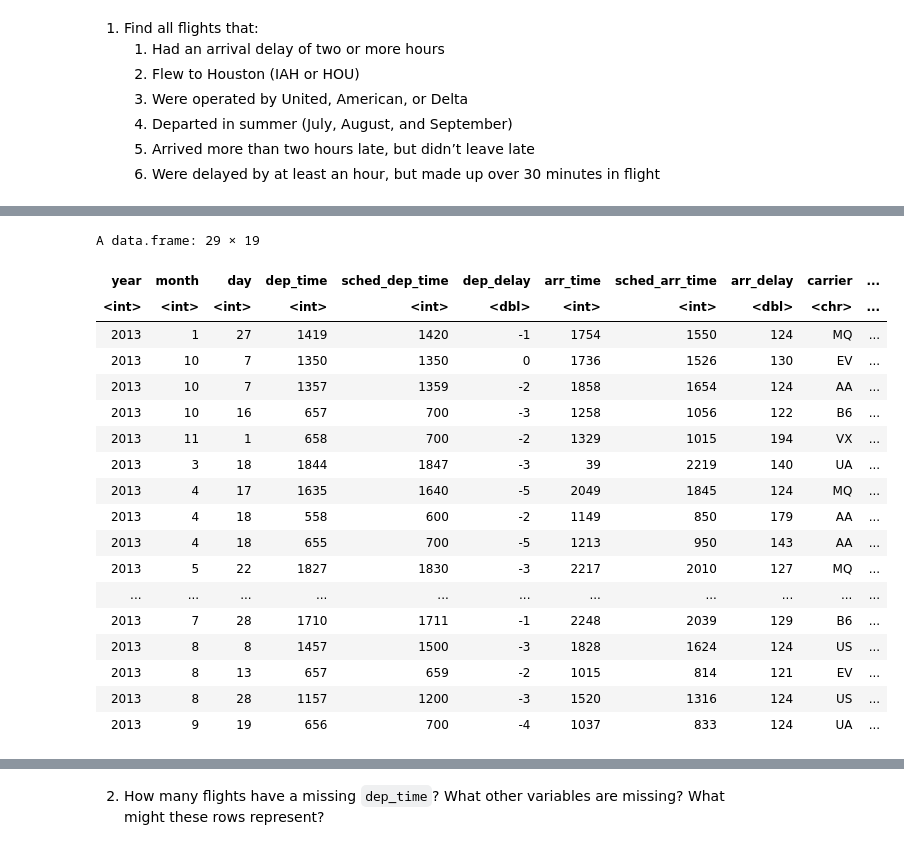
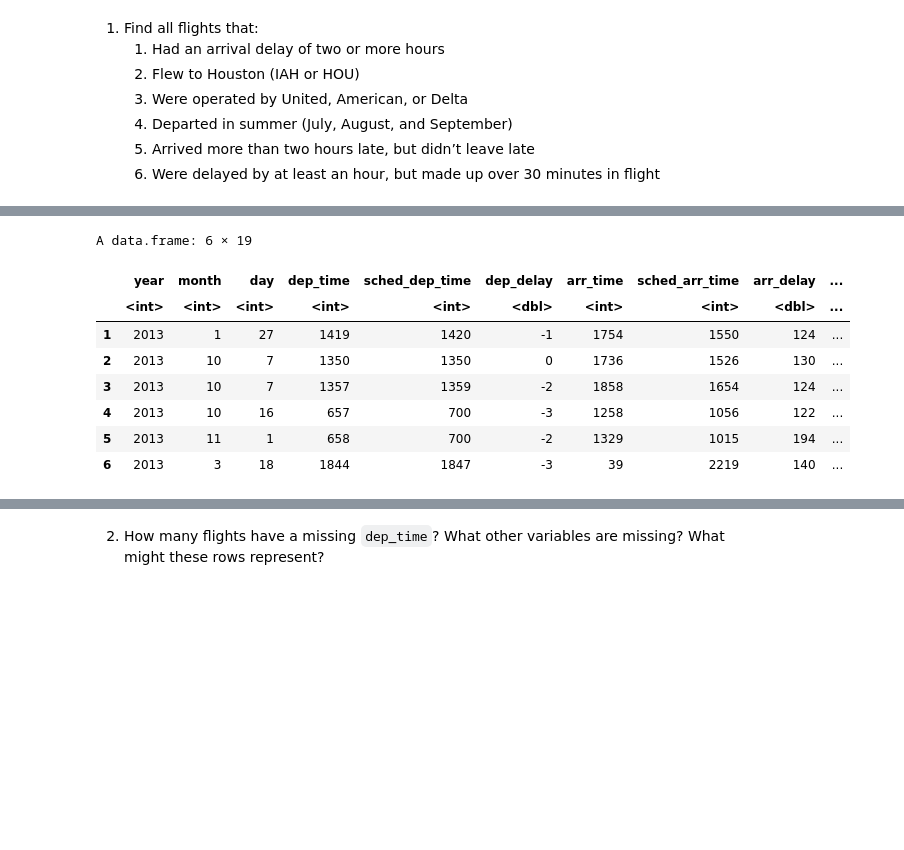
Before and after one commit to MathiasSchindlerCPH/BSE-T2-Data-Visualization-repo, a Jupyter notebook: PSET1/MSCH_PSET1_data-viz.ipynb, the cells around one changed output, grey strips where cells are left out. Saved outputs shown, nothing was run; the diff lists cells and outputs as text; code cells hidden in the pictures; blank space fills up the shorter version.

```diff
--- a/PSET1/MSCH_PSET1_data-viz.ipynb
+++ b/PSET1/MSCH_PSET1_data-viz.ipynb
@@ -188,25 +140,15 @@ A data.frame: 86326 × 19
 # %%
 # E. Arrived more than two hours late, but didn’t leave late
-filter(df, dep_delay <= 0 & arr_delay >= 120)
+head(filter(df, dep_delay <= 0 & arr_delay >= 120))
 # %% [output]
-A data.frame: 29 × 19
+A data.frame: 6 × 19
-| year | month | day | dep_time | sched_dep_time | dep_delay | arr_time | sched_arr_time | arr_delay | carrier | ... |
-| <int> | <int> | <int> | <int> | <int> | <dbl> | <int> | <int> | <dbl> | <chr> | ... |
-| 2013 | 1 | 27 | 1419 | 1420 | -1 | 1754 | 1550 | 124 | MQ | ... |
-| 2013 | 10 | 7 | 1350 | 1350 | 0 | 1736 | 1526 | 130 | EV | ... |
-| 2013 | 10 | 7 | 1357 | 1359 | -2 | 1858 | 1654 | 124 | AA | ... |
-| 2013 | 10 | 16 | 657 | 700 | -3 | 1258 | 1056 | 122 | B6 | ... |
-| 2013 | 11 | 1 | 658 | 700 | -2 | 1329 | 1015 | 194 | VX | ... |
-| 2013 | 3 | 18 | 1844 | 1847 | -3 | 39 | 2219 | 140 | UA | ... |
-| 2013 | 4 | 17 | 1635 | 1640 | -5 | 2049 | 1845 | 124 | MQ | ... |
-| 2013 | 4 | 18 | 558 | 600 | -2 | 1149 | 850 | 179 | AA | ... |
-| 2013 | 4 | 18 | 655 | 700 | -5 | 1213 | 950 | 143 | AA | ... |
-| 2013 | 5 | 22 | 1827 | 1830 | -3 | 2217 | 2010 | 127 | MQ | ... |
-| ... | ... | ... | ... | ... | ... | ... | ... | ... | ... | ... |
-| 2013 | 7 | 28 | 1710 | 1711 | -1 | 2248 | 2039 | 129 | B6 | ... |
-| 2013 | 8 | 8 | 1457 | 1500 | -3 | 1828 | 1624 | 124 | US | ... |
-| 2013 | 8 | 13 | 657 | 659 | -2 | 1015 | 814 | 121 | EV | ... |
-| 2013 | 8 | 28 | 1157 | 1200 | -3 | 1520 | 1316 | 124 | US | ... |
-| 2013 | 9 | 19 | 656 | 700 | -4 | 1037 | 833 | 124 | UA | ... |
+|  | year | month | day | dep_time | sched_dep_time | dep_delay | arr_time | sched_arr_time | arr_delay | ... |
+|  | <int> | <int> | <int> | <int> | <int> | <dbl> | <int> | <int> | <dbl> | ... |
+| 1 | 2013 | 1 | 27 | 1419 | 1420 | -1 | 1754 | 1550 | 124 | ... |
+| 2 | 2013 | 10 | 7 | 1350 | 1350 | 0 | 1736 | 1526 | 130 | ... |
+| 3 | 2013 | 10 | 7 | 1357 | 1359 | -2 | 1858 | 1654 | 124 | ... |
+| 4 | 2013 | 10 | 16 | 657 | 700 | -3 | 1258 | 1056 | 122 | ... |
+| 5 | 2013 | 11 | 1 | 658 | 700 | -2 | 1329 | 1015 | 194 | ... |
+| 6 | 2013 | 3 | 18 | 1844 | 1847 | -3 | 39 | 2219 | 140 | ... |
 # %%
 # F. Were delayed by at least an hour, but made up over 30 minutes in flight
```
Also changed, not shown: parts of 13 cells of this notebook.
